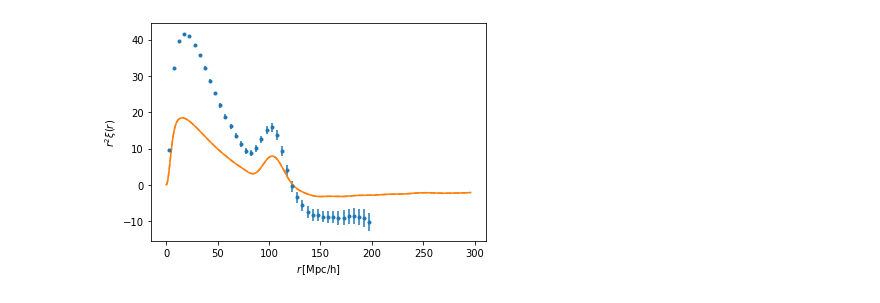
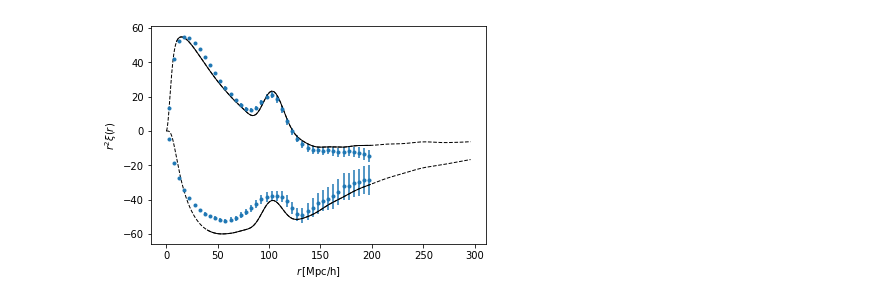
Before and after one commit to cramirezpe/modules-corrf-analysis, a Jupyter notebook: Examples/LPT.ipynb, the cells around one changed output. Saved outputs shown, nothing was run; the diff lists cells and outputs as text; code cells hidden in the pictures.

```diff
--- a/Examples/LPT.ipynb
+++ b/Examples/LPT.ipynb
@@ -32 +10,18 @@ Read boxes output.
+# %%
+source1=1
+rsd1=True
+bias1=None # Set to None if you want to read it from bz file
+
+
+# Set all 2nd properties to None if you want auto-correlations
+source2=None
+rsd2=None
+bias2=None
+
+
+assert (source2==None)==(rsd2==None)
+if source2!=None and source2>=source1:
+    raise ValueError('sources must be sorted to match folders')
+if (source2==None) and (bias2!=None):
+    raise ValueError('Bias != None in autocorrelation will give wrong results!')
 # %%
@@ -47,19 +76,11 @@ $$P_2(k) = \frac{4}{7} f^2 <\delta_L \delta_L> + \frac{4 f}{3} <\delta_{\rm LPT}
 # %%
-boxes_path=Path('/global/cscratch1/sd/cramirez/NBodyKit/LPT/analysis')
-
-zmin=0.7
-zmax=0.9
-rsd=False
-
 sub_boxes = FileFuncs.mix_sims(
     FileFuncs.get_full_path(boxes_path,
-                            rsd=rsd,
+                            rsd=rsd1, rsd2=rsd2, #Must specify here rsd2
                             rmin=0.1, rmax=200, N_bins=41,
                             zmin=zmin, zmax=zmax, #Also results for 0.7 and 0.9
                             nside=2)
 )
-z = theory.get_zeff(zmin=zmin, zmax=zmax) #
-print('zeff: ', z)
-bias = 1
-print('input bias: ', bias)
+
+len(sub_boxes)
 # %% [output]
@@ -67,0 +99,5 @@ input bias:  1
+# %%
+fitter = Fitter(boxes=sub_boxes, z=z, theory=theory, poles=[0, 2], rsd=rsd1, rsd2=rsd2,
+                bias0=bias1, bias20=bias2, smooth_factor0=1, smooth_factor_rsd0=1, smooth_factor_cross0=1)
+
+fitter.run_fit(free_params=['bias', 'bias2'])
@@ -68,8 +120,13 @@ input bias:  1
 # %%
 fig, ax = plt.subplots()
+pole=2
+
+Plots.plot_data(pole=pole, boxes=sub_boxes, ax=ax, plot_args=dict(c='C0', label='data'))
+Plots.plot_best_fit(fitter=fitter, pole=pole, ax=ax, plot_args=dict(c='k', lw=1, label='best fit'))
+
 pole=0
 
 Plots.plot_data(pole=pole, boxes=sub_boxes, ax=ax, plot_args=dict(c='C0', label='data'))
-Plots.plot_theory(pole=pole, theory=theory, z=z, bias=bias, rsd=rsd, ax=ax, plot_args=dict(c='C1', label='model'))
+Plots.plot_best_fit(fitter=fitter, pole=pole, ax=ax, plot_args=dict(c='k', lw=1, label='best fit'))
 # %% [output]
-[figure, old version]
+[figure, new version]
```
Also changed, not shown: parts of 24 cells of this notebook, 17 other files.
